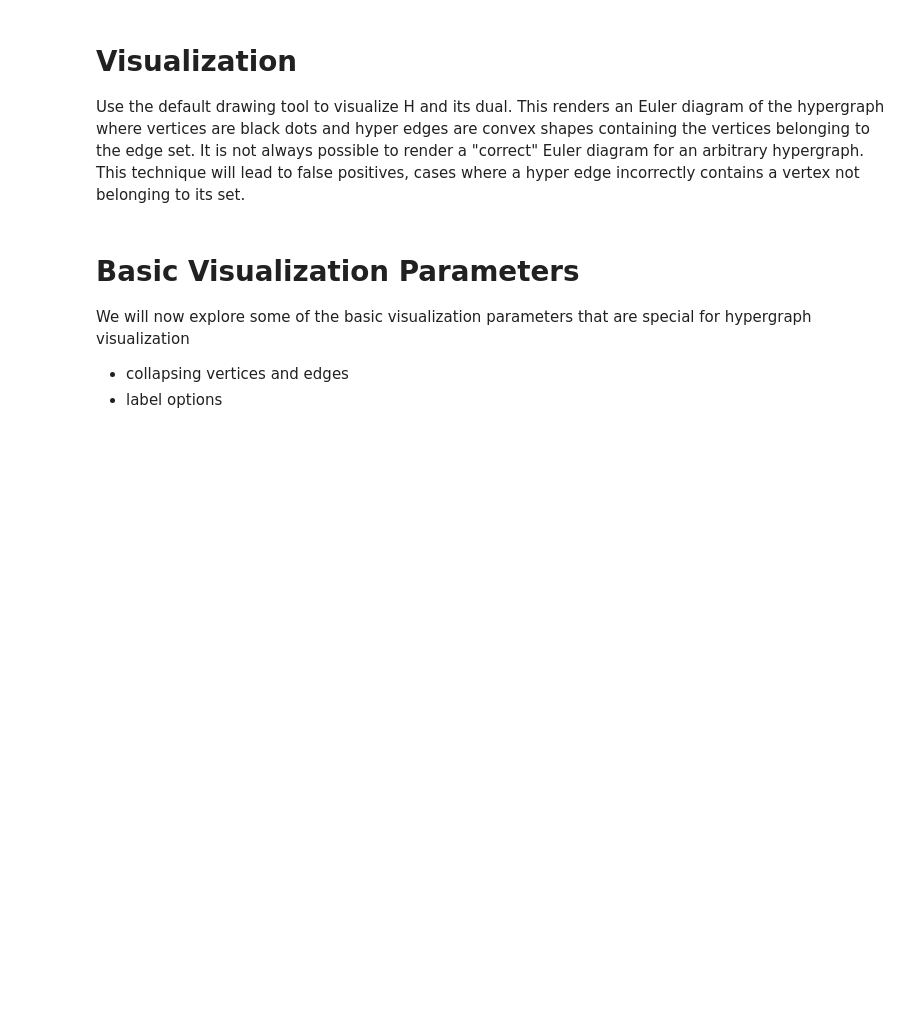
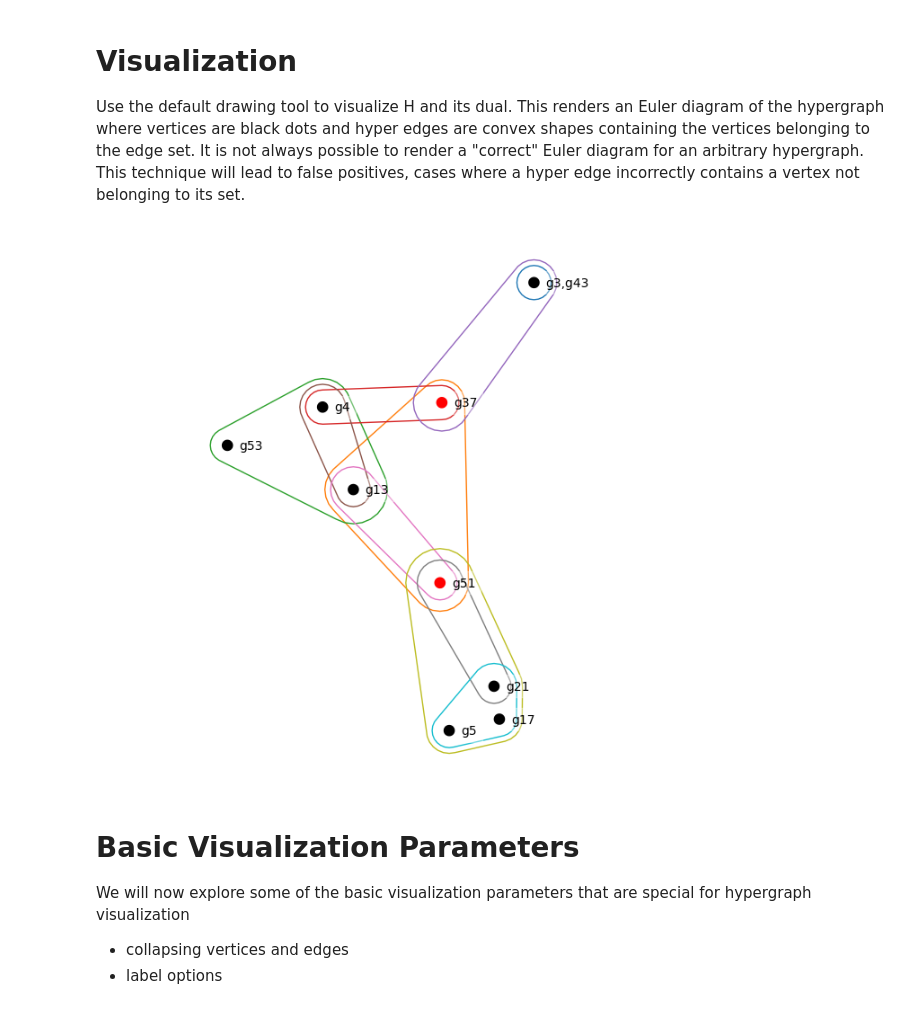
Before and after one commit to MeaquaZZ/py-Visualization-, a Jupyter notebook: PartShow.ipynb, the cells around one changed output. Cells and saved outputs as stored; diff of their text form; code cells hidden in the pictures; blank space fills up the shorter version.

```diff
--- a/PartShow.ipynb
+++ b/PartShow.ipynb
@@ -49,3 +147,15 @@ H = hnx.Hypergraph(scenes)
+# %%
+scenes = {}
+
+for net in netList:
+  nodeNameList = []
+  for node in net.pins:
+    nodeNameList.append(node.name)
+  scenes.update({net.id : nodeNameList})
+
+
+H = hnx.Hypergraph(scenes)
+#plt.rcParams['figure.dpi'] = 500 #分辨率
 # %% [markdown]
 # **Visualization**
 Use the default drawing tool to visualize H and its dual. This renders an Euler diagram of the hypergraph where vertices are black dots and hyper edges are convex shapes containing the vertices belonging to the edge set. It is not always possible to render a "correct" Euler diagram for an arbitrary hypergraph. This technique will lead to false positives, cases where a hyper edge incorrectly contains a vertex not belonging to its set.
@@ -54,3 +162,21 @@ hnx.drawing.draw(H)
+# %%
+#H_collapsed = H.collapse_nodes()
+plt.figure(dpi=100)
+#hnx.drawing.draw(H)
+hnx.drawing.draw(H, with_edge_labels=False,
+                 nodes_kwargs={
+                     #'facecolors': ['red' if len(v) > 1 else 'black' for v in H_collapsed]
+                     'facecolors': ['red' if v == 'g37' or v == 'g51' else 'black' for v in H]
+                 },
+
+                 #node_labels_kwargs={
+                 # 'fontsize': {v: 15 if v == 'g37' or v == 'g51' else 10 for v in H}
+                 #},
+                 #**kwargs
+                 )
+#hnx.drawing.draw(H_collapsed)
+# %% [output]
+[figure, added]
 # %% [markdown]
 # Basic Visualization Parameters
 We will now explore some of the basic visualization parameters that are special for hypergraph visualization
```
Also changed, not shown: parts of 28 cells of this notebook.
